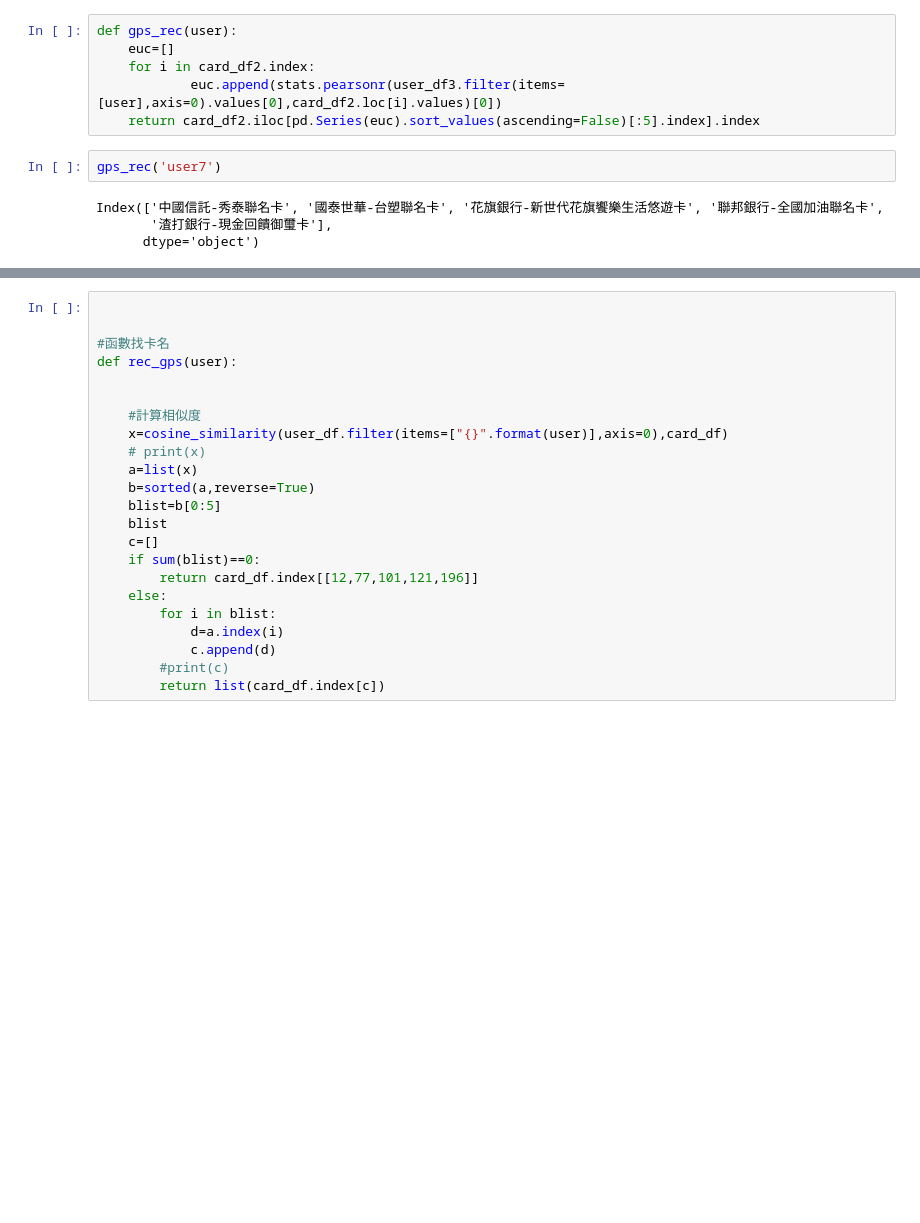
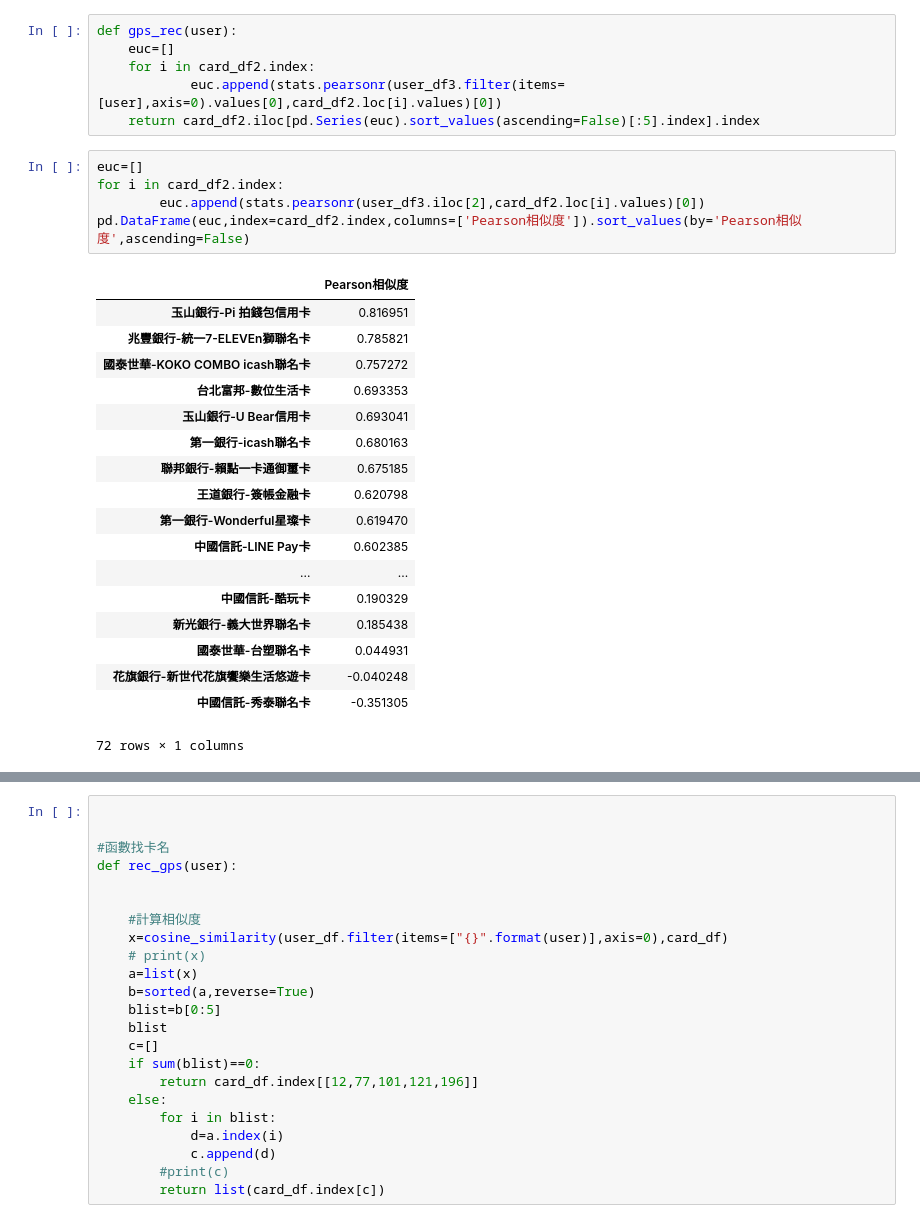
Before and after one commit to ShengHsiang-Kao/DB104, a Jupyter notebook: GPS/user_stay_point/final_card/gps_card_rec.ipynb, the cells around one changed output, grey strips where cells are left out. Cells and saved outputs as stored; diff of their text form; blank space fills up the shorter version.

```diff
--- a/GPS/user_stay_point/final_card/gps_card_rec.ipynb
+++ b/GPS/user_stay_point/final_card/gps_card_rec.ipynb
@@ -77,9 +77,27 @@ def gps_rec(user):
     for i in card_df2.index:
             euc.append(stats.pearsonr(user_df3.filter(items=[user],axis=0).values[0],card_df2.loc[i].values)[0])
     return card_df2.iloc[pd.Series(euc).sort_values(ascending=False)[:5].index].index
-# %%
-gps_rec('user7')
-# %% [output]
-Index(['中國信託-秀泰聯名卡', '國泰世華-台塑聯名卡', '花旗銀行-新世代花旗饗樂生活悠遊卡', '聯邦銀行-全國加油聯名卡',
-       '渣打銀行-現金回饋御璽卡'],
-      dtype='object')
+# %%
+euc=[]
+for i in card_df2.index:
+        euc.append(stats.pearsonr(user_df3.iloc[2],card_df2.loc[i].values)[0])
+pd.DataFrame(euc,index=card_df2.index,columns=['Pearson相似度']).sort_values(by='Pearson相似度',ascending=False)
+# %% [output]
+|  | Pearson相似度 |
+| 玉山銀行-Pi 拍錢包信用卡 | 0.816951 |
+| 兆豐銀行-統一7-ELEVEn獅聯名卡 | 0.785821 |
+| 國泰世華-KOKO COMBO icash聯名卡 | 0.757272 |
+| 台北富邦-數位生活卡 | 0.693353 |
+| 玉山銀行-U Bear信用卡 | 0.693041 |
+| 第一銀行-icash聯名卡 | 0.680163 |
+| 聯邦銀行-賴點一卡通御璽卡 | 0.675185 |
+| 王道銀行-簽帳金融卡 | 0.620798 |
+| 第一銀行-Wonderful星璨卡 | 0.619470 |
+| 中國信託-LINE Pay卡 | 0.602385 |
+| ... | ... |
+| 中國信託-酷玩卡 | 0.190329 |
+| 新光銀行-義大世界聯名卡 | 0.185438 |
+| 國泰世華-台塑聯名卡 | 0.044931 |
+| 花旗銀行-新世代花旗饗樂生活悠遊卡 | -0.040248 |
+| 中國信託-秀泰聯名卡 | -0.351305 |
+72 rows × 1 columns
```
Also changed, not shown: parts of 2 cells of this notebook, 17 other files.
